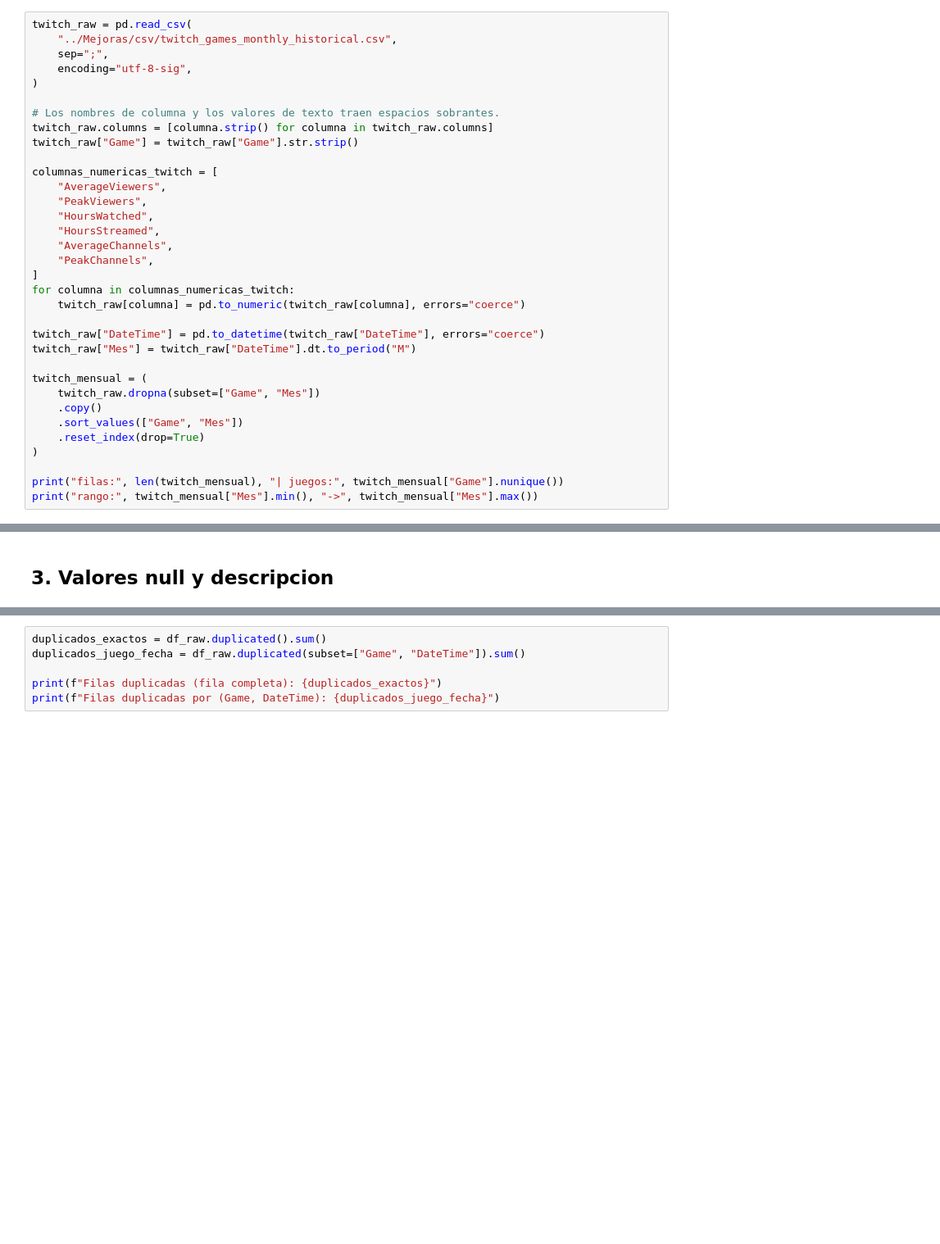
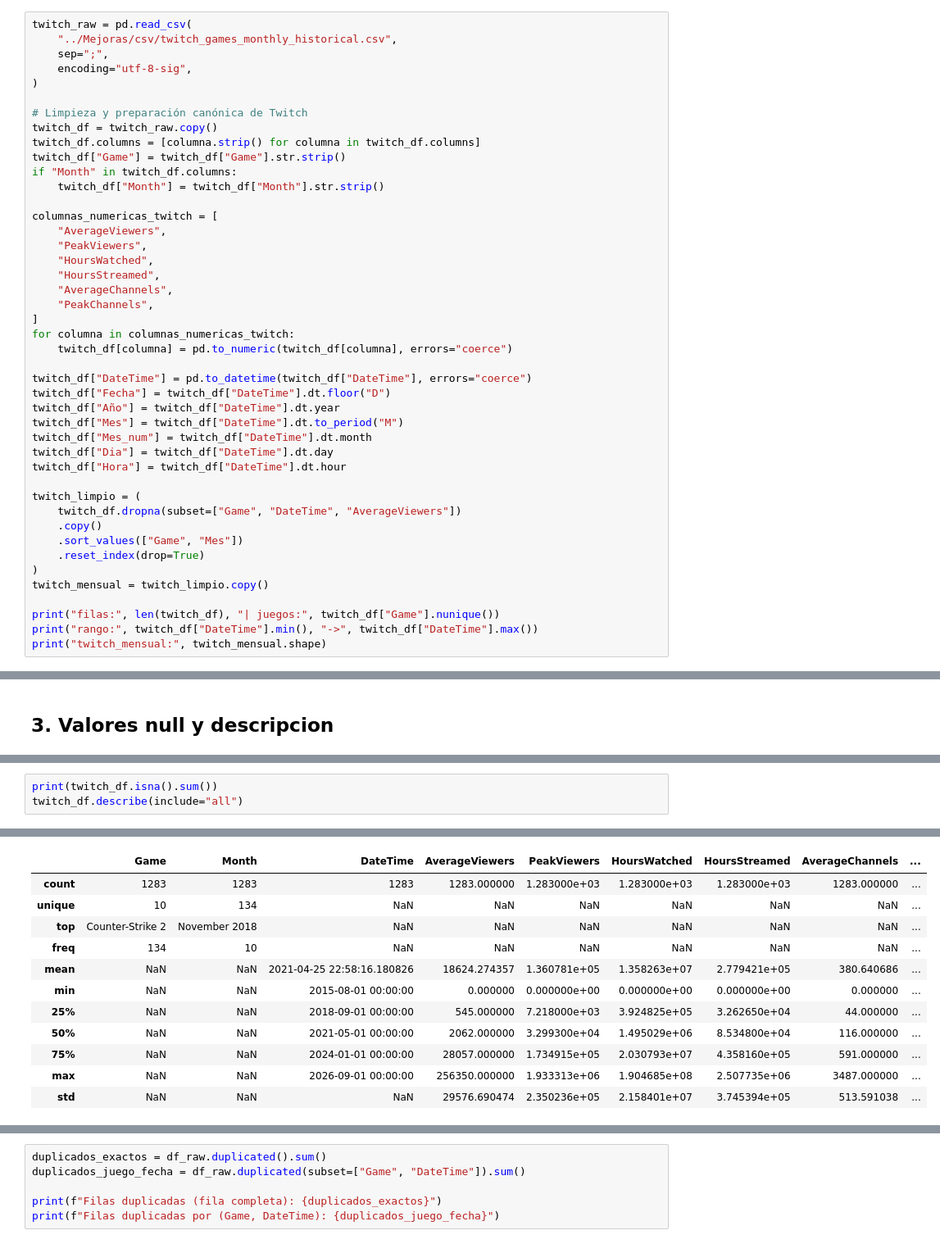
Before and after one commit to ai-somorrostro/Grupo2, a Jupyter notebook: SBD/steam_notebook.ipynb, the cells around one changed output, grey strips where cells are left out. Shown at 82% size. Drawn from its saved outputs; the diff is of its cells as text; blank space fills up the shorter version.

```diff
--- a/SBD/steam_notebook.ipynb
+++ b/SBD/steam_notebook.ipynb
@@ -209,9 +209,12 @@ twitch_raw = pd.read_csv(
     encoding="utf-8-sig",
 )
 
-# Los nombres de columna y los valores de texto traen espacios sobrantes.
-twitch_raw.columns = [columna.strip() for columna in twitch_raw.columns]
-twitch_raw["Game"] = twitch_raw["Game"].str.strip()
+# Limpieza y preparación canónica de Twitch
+twitch_df = twitch_raw.copy()
+twitch_df.columns = [columna.strip() for columna in twitch_df.columns]
+twitch_df["Game"] = twitch_df["Game"].str.strip()
+if "Month" in twitch_df.columns:
+    twitch_df["Month"] = twitch_df["Month"].str.strip()
 
 columnas_numericas_twitch = [
     "AverageViewers",
@@ -222,19 +225,26 @@ columnas_numericas_twitch = [
     "PeakChannels",
 ]
 for columna in columnas_numericas_twitch:
-    twitch_raw[columna] = pd.to_numeric(twitch_raw[columna], errors="coerce")
+    twitch_df[columna] = pd.to_numeric(twitch_df[columna], errors="coerce")
 
-twitch_raw["DateTime"] = pd.to_datetime(twitch_raw["DateTime"], errors="coerce")
-twitch_raw["Mes"] = twitch_raw["DateTime"].dt.to_period("M")
+twitch_df["DateTime"] = pd.to_datetime(twitch_df["DateTime"], errors="coerce")
+twitch_df["Fecha"] = twitch_df["DateTime"].dt.floor("D")
+twitch_df["Año"] = twitch_df["DateTime"].dt.year
+twitch_df["Mes"] = twitch_df["DateTime"].dt.to_period("M")
+twitch_df["Mes_num"] = twitch_df["DateTime"].dt.month
+twitch_df["Dia"] = twitch_df["DateTime"].dt.day
+twitch_df["Hora"] = twitch_df["DateTime"].dt.hour
 
-twitch_mensual = (
-    twitch_raw.dropna(subset=["Game", "Mes"])
+twitch_limpio = (
+    twitch_df.dropna(subset=["Game", "DateTime", "AverageViewers"])
     .copy()
     .sort_values(["Game", "Mes"])
     .reset_index(drop=True)
 )
+twitch_mensual = twitch_limpio.copy()
 
-print("filas:", len(twitch_mensual), "| juegos:", twitch_mensual["Game"].nunique())
-print("rango:", twitch_mensual["Mes"].min(), "->", twitch_mensual["Mes"].max())
+print("filas:", len(twitch_df), "| juegos:", twitch_df["Game"].nunique())
+print("rango:", twitch_df["DateTime"].min(), "->", twitch_df["DateTime"].max())
+print("twitch_mensual:", twitch_mensual.shape)
 # %% [output]
 filas: 1283 | juegos: 10
@@ -357,0 +400,4 @@ Average Players con dato: 23.8%
+# %%
+print(twitch_df.isna().sum())
+twitch_df.describe(include="all")
+# %% [output]
@@ -358,3 +420,15 @@ Average Players con dato: 23.8%
+|  | Game | Month | DateTime | AverageViewers | PeakViewers | HoursWatched | HoursStreamed | AverageChannels | ... |
+| count | 1283 | 1283 | 1283 | 1283.000000 | 1.283000e+03 | 1.283000e+03 | 1.283000e+03 | 1283.000000 | ... |
+| unique | 10 | 134 | NaN | NaN | NaN | NaN | NaN | NaN | ... |
+| top | Counter-Strike 2 | November 2018 | NaN | NaN | NaN | NaN | NaN | NaN | ... |
+| freq | 134 | 10 | NaN | NaN | NaN | NaN | NaN | NaN | ... |
+| mean | NaN | NaN | 2021-04-25 22:58:16.180826 | 18624.274357 | 1.360781e+05 | 1.358263e+07 | 2.779421e+05 | 380.640686 | ... |
+| min | NaN | NaN | 2015-08-01 00:00:00 | 0.000000 | 0.000000e+00 | 0.000000e+00 | 0.000000e+00 | 0.000000 | ... |
+| 25% | NaN | NaN | 2018-09-01 00:00:00 | 545.000000 | 7.218000e+03 | 3.924825e+05 | 3.262650e+04 | 44.000000 | ... |
+| 50% | NaN | NaN | 2021-05-01 00:00:00 | 2062.000000 | 3.299300e+04 | 1.495029e+06 | 8.534800e+04 | 116.000000 | ... |
+| 75% | NaN | NaN | 2024-01-01 00:00:00 | 28057.000000 | 1.734915e+05 | 2.030793e+07 | 4.358160e+05 | 591.000000 | ... |
+| max | NaN | NaN | 2026-09-01 00:00:00 | 256350.000000 | 1.933313e+06 | 1.904685e+08 | 2.507735e+06 | 3487.000000 | ... |
+| std | NaN | NaN | NaN | 29576.690474 | 2.350236e+05 | 2.158401e+07 | 3.745394e+05 | 513.591038 | ... |
 # %% [markdown]
 ### Validacion de registros
 
```
Also changed, not shown: parts of 42 cells of this notebook.
